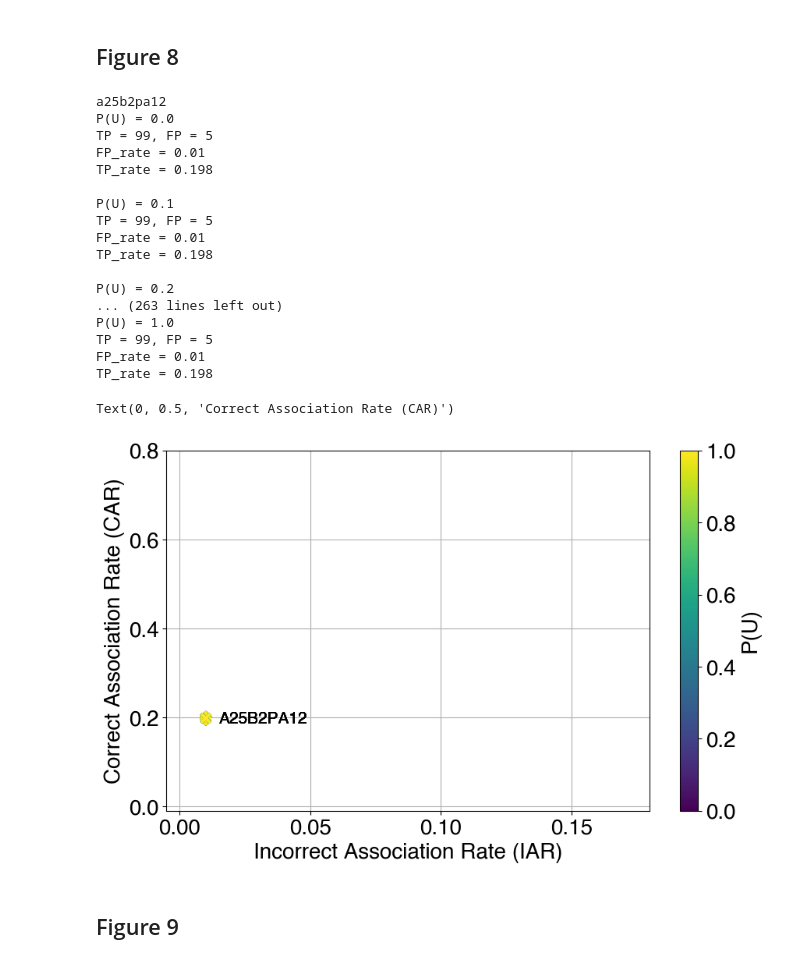
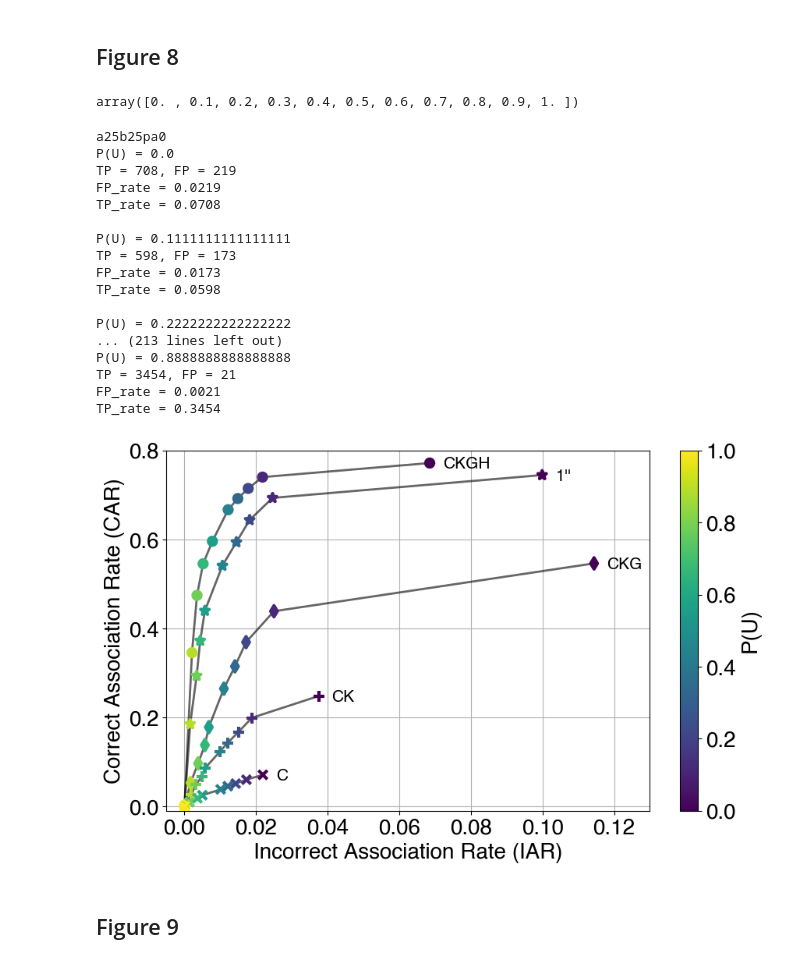
Before and after one commit to FRBs/astropath, a Jupyter notebook: docs/nb/Reproducing_Andersen+26_Figures.ipynb, the cells around one changed output. Saved outputs shown, nothing was run; the diff lists cells and outputs as text; code cells hidden in the pictures.

```diff
--- a/docs/nb/Reproducing_Andersen+26_Figures.ipynb
+++ b/docs/nb/Reproducing_Andersen+26_Figures.ipynb
@@ -400,19 +403,19 @@ pdf_hco = z_baseband*z_kko*z_gbo*z_hco
 pdf_dsa = z_dsa
 # %%
 # Load in simulations digest for each localization region
-fn = os.path.join(os.getenv('FRB_APATH'), 'digest_a25b25pa0_exponential_exp_inverse_pu0.15_catalog_dudxmmlss_hecate_DECaL_10000.parquet')
+fn = os.path.join(os.getenv('FRB_APATH'), 'final_sims', 'digest_a25b25pa0_exponential_exp_inverse_pu0.15_catalog_dudxmmlss_hecate_DECaL_10000_final.parquet')
 df_baseband = pd.read_parquet(fn)
 
-fn = os.path.join(os.getenv('FRB_APATH'), 'digest_a25b2pa12_exponential_exp_inverse_pu0.15_catalog_dudxmmlss_hecate_DECaL_10000.parquet')
+fn = os.path.join(os.getenv('FRB_APATH'), 'final_sims', 'digest_a25b2pa12_exponential_exp_inverse_pu0.15_catalog_dudxmmlss_hecate_DECaL_10000_final.parquet')
 df_kko = pd.read_parquet(fn)
 
-fn = os.path.join(os.getenv('FRB_APATH'), 'digest_a15b0pa5_exponential_exp_inverse_pu0.15_catalog_dudxmmlss_hecate_DECaL_10000.parquet')
+fn = os.path.join(os.getenv('FRB_APATH'), 'final_sims', 'digest_a15b0pa5_exponential_exp_inverse_pu0.15_catalog_dudxmmlss_hecate_DECaL_10000_final.parquet')
 df_gbo = pd.read_parquet(fn)
 
-fn = os.path.join(os.getenv('FRB_APATH'), 'digest_a0b0pa10_exponential_exp_inverse_pu0.15_catalog_dudxmmlss_hecate_DECaL_10000.parquet')
+fn = os.path.join(os.getenv('FRB_APATH'), 'final_sims', 'digest_a0b0pa10_exponential_exp_inverse_pu0.15_catalog_dudxmmlss_hecate_DECaL_10000_final.parquet')
 df_hco = pd.read_parquet(fn)
 
-fn = os.path.join(os.getenv('FRB_APATH'), 'digest_a1b1pa0_exponential_exp_inverse_pu0.15_catalog_dudxmmlss_hecate_DECaL_10000.parquet')
+fn = os.path.join(os.getenv('FRB_APATH'), 'final_sims', 'digest_a1b1pa0_exponential_exp_inverse_pu0.15_catalog_dudxmmlss_hecate_DECaL_10000_final.parquet')
 df_dsa = pd.read_parquet(fn)
 # %%
 width_tot = 7*2
@@ -1179,6 +957,7 @@ Loading real galaxy catalog from:
   /Users/bandersen/Documents/CHIME/notebooks/path_simulations/catalogs/catalog_dudxmmlss_hecate_DECaL.parquet
 # %%
 # Load in simulations digest for each localization region
-fn = os.path.join(os.getenv('FRB_APATH'), 'digest_a25b2pa12_exponential_exp_inverse_pu0.15_catalog_dudxmmlss_hecate_DECaL.parquet')
+fn = os.path.join(os.getenv('FRB_APATH'), 'final_sims', 'digest_a25b2pa12_exponential_exp_inverse_pu0.15_catalog_dudxmmlss_hecate_DECaL_10000_final.parquet')
 digest = pd.read_parquet(fn)
-digest_filt = sim_utils.calculate_unseen(digest, path_catalog, thresh_cross_match=2.)
+digest_filt = digest
+# digest_filt = sim_utils.calculate_unseen(digest, path_catalog, thresh_cross_match=2.)
@@ -1348,18 +1124,27 @@ CHIME + DECaL P(U): 0.14
 # %% [markdown]
 ## Figure 8
+# %%
+P_Us = np.linspace(0., 1., 11)
+P_Us
+# %% [output]
+array([0. , 0.1, 0.2, 0.3, 0.4, 0.5, 0.6, 0.7, 0.8, 0.9, 1. ])
 # %%
 survey_str = 'DECaL'
 P_Ox_thresh = 0.9
-P_Us = np.linspace(0., 1., 11)
+P_Us = np.linspace(0., 1., 10)
 
 fp_rates_all = {}
 tp_rates_all = {}
-for loc in ['a25b2pa12', 'a25b2pa12', 'a25b2pa12', 'a25b2pa12', 'a25b2pa12']: # 'a25b25pa0', 'a25b2pa12', 'GBO', 'DSA110', 'HCO'
+for loc in ['a25b25pa0', 'a25b2pa12', 'a15b0pa5', 'a1b1pa0', 'a0b0pa10']:
     fp_rates = []
     tp_rates = []
     print(loc)
     for P_U in P_Us:
-        fn = os.path.join(os.getenv('FRB_APATH'), f'digest_{loc}_exponential_exp_inverse_pu0.15_catalog_dudxmmlss_hecate_DECaL.parquet')
+        if P_U == 1:
+            fp_rates.append(0)
+            tp_rates.append(0)
+            continue
+        fn = os.path.join(os.getenv('FRB_APATH'), 'final_sims', f'digest_{loc}_exponential_exp_inverse_pu{P_U:.1f}_catalog_dudxmmlss_hecate_DECaL_10000_final.parquet')
         digest = pd.read_parquet(fn)
 
         match_criteria_TP = (digest['correct_association']) & (digest['P_Ox'] > P_Ox_thresh)
@@ -1387,23 +1172,23 @@ for loc in ['a25b2pa12', 'a25b2pa12', 'a25b2pa12', 'a25b2pa12', 'a25b2pa12']: #
     fp_rates_all[loc] = fp_rates
     tp_rates_all[loc] = tp_rates
 # %% [output]
-a25b2pa12
+a25b25pa0
 P(U) = 0.0
-TP = 99, FP = 5
-FP_rate = 0.01
-TP_rate = 0.198
+TP = 708, FP = 219
+FP_rate = 0.0219
+TP_rate = 0.0708
 
-P(U) = 0.1
-TP = 99, FP = 5
-FP_rate = 0.01
-TP_rate = 0.198
+P(U) = 0.1111111111111111
+TP = 598, FP = 173
+FP_rate = 0.0173
+TP_rate = 0.0598
 
-P(U) = 0.2
-... (263 lines left out)
-P(U) = 1.0
-TP = 99, FP = 5
-FP_rate = 0.01
-TP_rate = 0.198
+P(U) = 0.2222222222222222
+... (213 lines left out)
+P(U) = 0.8888888888888888
+TP = 3454, FP = 21
+FP_rate = 0.0021
+TP_rate = 0.3454
 # %%
 fig = plt.figure(figsize=(10,6))
 
@@ -1413,7 +1198,7 @@ markers = ['x', '+', 'd', '*', 'o']
 # markers = ['o', '^', 's', '*']
 marker_sizes = [100, 150, 80, 100, 80]
 linestyles = ['-', '--', '-.', (0, (3, 1, 1, 1, 1, 1)), (0, (1, 1))]
-sims = ['a25b2pa12', 'a25b2pa12', 'a25b2pa12', 'a25b2pa12', 'a25b2pa12']
+sims = ['a25b25pa0', 'a25b2pa12', 'a15b0pa5', 'a1b1pa0', 'a0b0pa10']
 zorders = 10+np.arange(len(sims))[::-1]
 
 for ii, loc in enumerate(sims):
@@ -1423,45 +1208,44 @@ for ii, loc in enumerate(sims):
     dist = np.sqrt((fp_rates-0)**2+(tp_rates-1)**2)
     ind = np.nanargmin(dist)
 
-    if loc == 'baseband':
+    if loc == 'a25b25pa0':
         label = 'C'
-    elif loc == 'KKO':
+    elif loc == 'a25b2pa12':
         label = "CK"
-    elif loc == 'GBO':
+    elif loc == 'a15b0pa5':
         label = "CKG"
-    elif loc == 'HCO':
+    elif loc == 'a0b0pa10':
         label = "CKGH"
-    elif loc == 'DSA110':
+    elif loc == 'a1b1pa0':
         label = "1''"
     else:
         label = f"{loc.upper()}"
 
     plt.scatter(fp_rates, tp_rates, c=P_Us, cmap='viridis', marker=markers[ii], s=marker_sizes[ii]/1.5, lw=3, zorder=zorders[ii], label=label)
     plt.plot(fp_rates, tp_rates, marker='', lw=2, color='black', alpha=0.6, zorder=zorders[ii]-1)
 
     # Put labels next to points
     idx_pu0 = np.argmin(P_Us)  # index where P(U) is closest to 0
     plt.annotate(
         label,
         xy=(fp_rates[idx_pu0], tp_rates[idx_pu0]),
         xytext=(12, -5),
         textcoords='offset points',
         fontsize=15,
         # fontweight='bold',
         color='black',
         zorder=zorders[ii]+1
     )
 plt.colorbar(label='P(U)')
-plt.xlim([-0.005,0.18])
+plt.xlim([-0.005,0.13])
 plt.ylim([-0.01,0.8])
 plt.grid(zorder=1)
 plt.xlabel(r'Incorrect Association Rate (IAR)') # $\rm= \frac{IA}{CA + IA}$
 plt.ylabel(r'Correct Association Rate (CAR)') # $\rm= \frac{CA}{CA + IA}$
 
-# plot_fn = os.path.join(os.getenv('CHIME_SANDBOX'), 'simulation_results', 'plots', 'paper_plot_data', 'tp_vs_fp_PU_relabel2.pdf')
-# plt.savefig(plot_fn, dpi=200, format="pdf", bbox_inches="tight")
+plot_fn = os.path.join(os.getenv('FRB_APATH'), 'paper_figures', 'tp_vs_fp_PU_relabel2.pdf')
+plt.savefig(plot_fn, dpi=200, format="pdf", bbox_inches="tight")
 # %% [output]
-Text(0, 0.5, 'Correct Association Rate (CAR)')
-[figure, old version]
+[figure, new version]
 # %% [markdown]
 ## Figure 9
```
Also changed, not shown: parts of 77 cells of this notebook.
